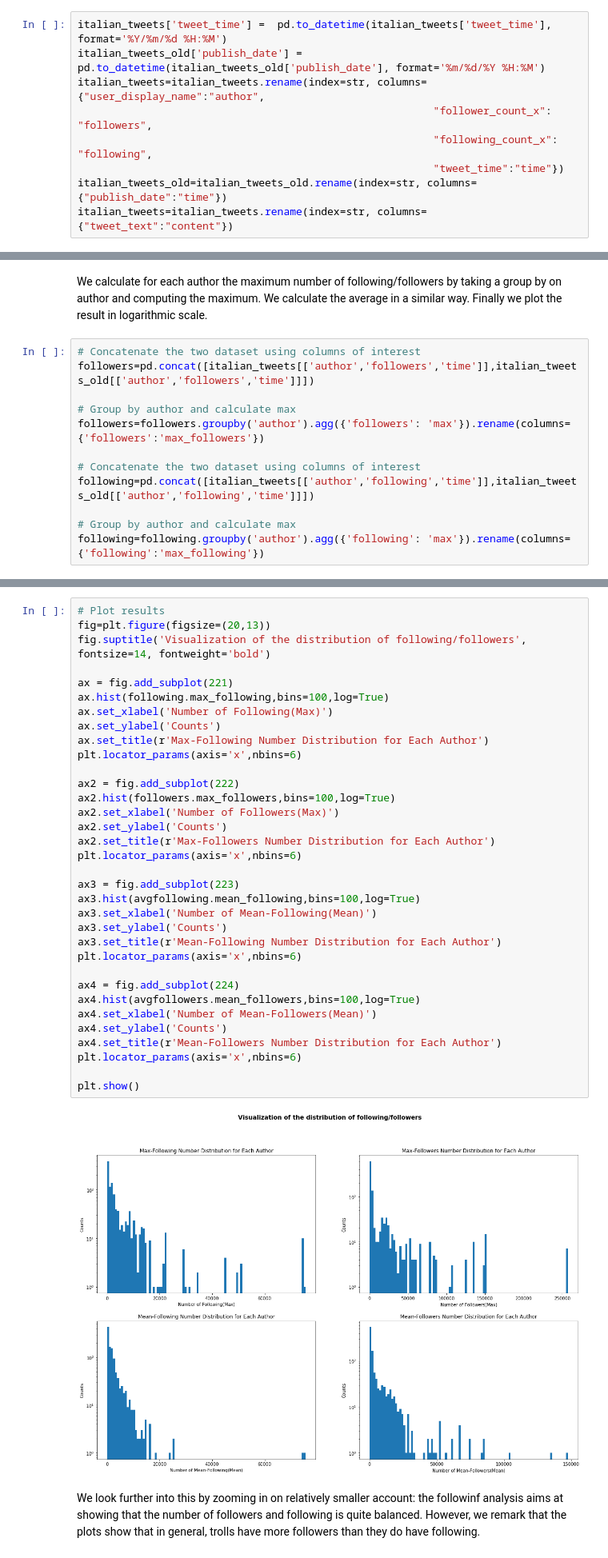
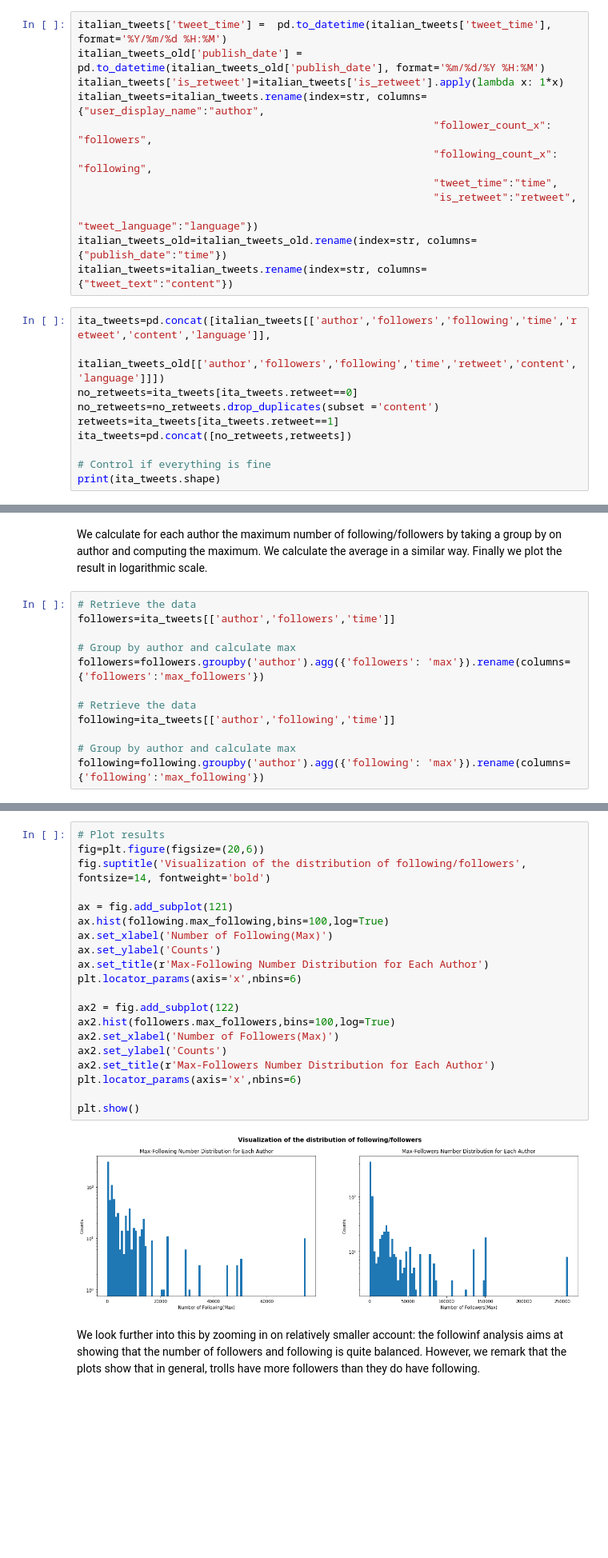
Before and after one commit to menghanhui/ADA-Project, a Jupyter notebook: Milestone2_withText_pol.ipynb, the cells around one changed output, grey strips where cells are left out. Shown at 80% size. Cells and saved outputs as stored; diff of their text form; blank space fills up the shorter version.

```diff
--- a/Milestone2_withText_pol.ipynb
+++ b/Milestone2_withText_pol.ipynb
@@ -250,9 +215,22 @@ We modify the structure of the new dataset to match the previous one on the colu
 # %%
 italian_tweets['tweet_time'] =  pd.to_datetime(italian_tweets['tweet_time'], format='%Y/%m/%d %H:%M')
 italian_tweets_old['publish_date'] =  pd.to_datetime(italian_tweets_old['publish_date'], format='%m/%d/%Y %H:%M')
+italian_tweets['is_retweet']=italian_tweets['is_retweet'].apply(lambda x: 1*x)
 italian_tweets=italian_tweets.rename(index=str, columns={"user_display_name":"author",
                                                          "follower_count_x": "followers",
                                                          "following_count_x": "following",
-                                                         "tweet_time":"time"})
+                                                         "tweet_time":"time",
+                                                         "is_retweet":"retweet",
+                                                         "tweet_language":"language"})
 italian_tweets_old=italian_tweets_old.rename(index=str, columns={"publish_date":"time"})
 italian_tweets=italian_tweets.rename(index=str, columns={"tweet_text":"content"})
+# %%
+ita_tweets=pd.concat([italian_tweets[['author','followers','following','time','retweet','content','language']],
+           italian_tweets_old[['author','followers','following','time','retweet','content','language']]])
+no_retweets=ita_tweets[ita_tweets.retweet==0]
+no_retweets=no_retweets.drop_duplicates(subset ='content')
+retweets=ita_tweets[ita_tweets.retweet==1]
+ita_tweets=pd.concat([no_retweets,retweets])
+
+# Control if everything is fine
+print(ita_tweets.shape)
@@ -259,14 +239,14 @@ italian_tweets=italian_tweets.rename(index=str, columns={"tweet_text":"content"}
 # %% [markdown]
 We calculate for each author the maximum number of following/followers by taking a group by on author and computing the maximum. We calculate the average in a similar way. Finally we plot the result in logarithmic scale.
 # %%
-# Concatenate the two dataset using columns of interest
-followers=pd.concat([italian_tweets[['author','followers','time']],italian_tweets_old[['author','followers','time']]])
+# Retrieve the data
+followers=ita_tweets[['author','followers','time']]
 
 # Group by author and calculate max
 followers=followers.groupby('author').agg({'followers': 'max'}).rename(columns={'followers':'max_followers'})
 
-# Concatenate the two dataset using columns of interest
-following=pd.concat([italian_tweets[['author','following','time']],italian_tweets_old[['author','following','time']]])
+# Retrieve the data
+following=ita_tweets[['author','following','time']]
 
 # Group by author and calculate max
 following=following.groupby('author').agg({'following': 'max'}).rename(columns={'following':'max_following'})
@@ -284,40 +264,26 @@ avgfollowing=pd.concat([italian_tweets[['author','following','time']],italian_tw
 avgfollowing=avgfollowing.groupby('author').agg({'following': 'mean'}).rename(columns={'following':'mean_following'})
 # %%
 # Plot results
-fig=plt.figure(figsize=(20,13))
+fig=plt.figure(figsize=(20,6))
 fig.suptitle('Visualization of the distribution of following/followers', fontsize=14, fontweight='bold')
 
-ax = fig.add_subplot(221)
+ax = fig.add_subplot(121)
 ax.hist(following.max_following,bins=100,log=True)
 ax.set_xlabel('Number of Following(Max)')
 ax.set_ylabel('Counts')
 ax.set_title(r'Max-Following Number Distribution for Each Author')
 plt.locator_params(axis='x',nbins=6)
 
-ax2 = fig.add_subplot(222)
+ax2 = fig.add_subplot(122)
 ax2.hist(followers.max_followers,bins=100,log=True)
 ax2.set_xlabel('Number of Followers(Max)')
 ax2.set_ylabel('Counts')
 ax2.set_title(r'Max-Followers Number Distribution for Each Author')
 plt.locator_params(axis='x',nbins=6)
 
-ax3 = fig.add_subplot(223)
-ax3.hist(avgfollowing.mean_following,bins=100,log=True)
-ax3.set_xlabel('Number of Mean-Following(Mean)')
-ax3.set_ylabel('Counts')
-ax3.set_title(r'Mean-Following Number Distribution for Each Author')
-plt.locator_params(axis='x',nbins=6)
-
-ax4 = fig.add_subplot(224)
-ax4.hist(avgfollowers.mean_followers,bins=100,log=True)
-ax4.set_xlabel('Number of Mean-Followers(Mean)')
-ax4.set_ylabel('Counts')
-ax4.set_title(r'Mean-Followers Number Distribution for Each Author')
-plt.locator_params(axis='x',nbins=6)
-
 plt.show()
 # %% [output]
-[figure, old version]
+[figure, new version]
 # %% [markdown]
 We look further into this by zooming in on relatively smaller account: the followinf analysis aims at showing that the number of followers and following is quite balanced. However, we remark that the plots show that in general, trolls have more followers than they do have following.
 # %%
```
Also changed, not shown: parts of 59 cells of this notebook, 5 other files.
